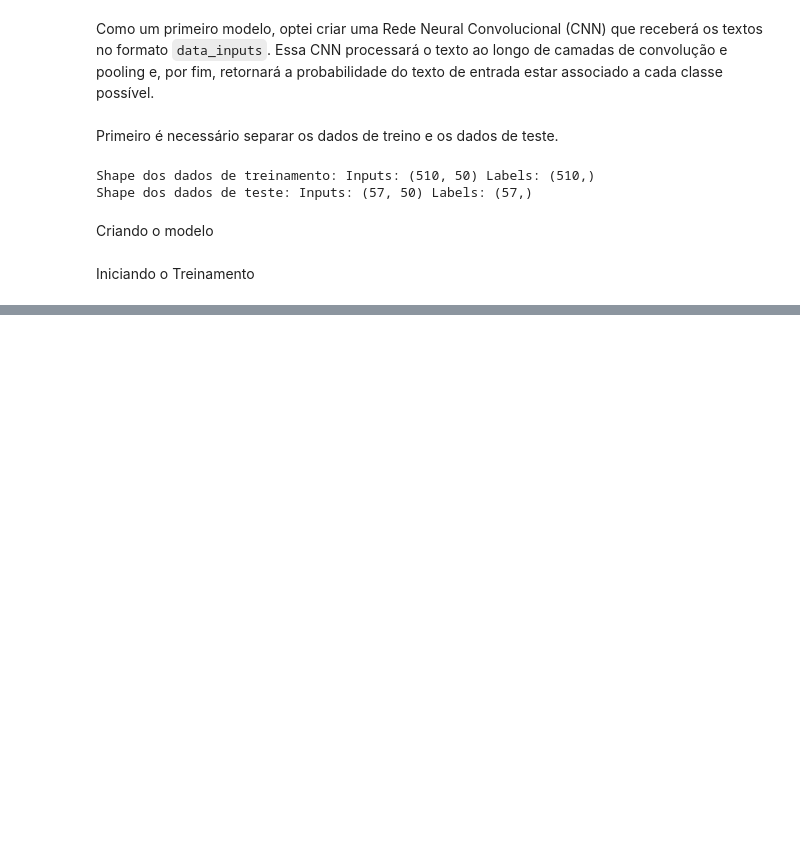
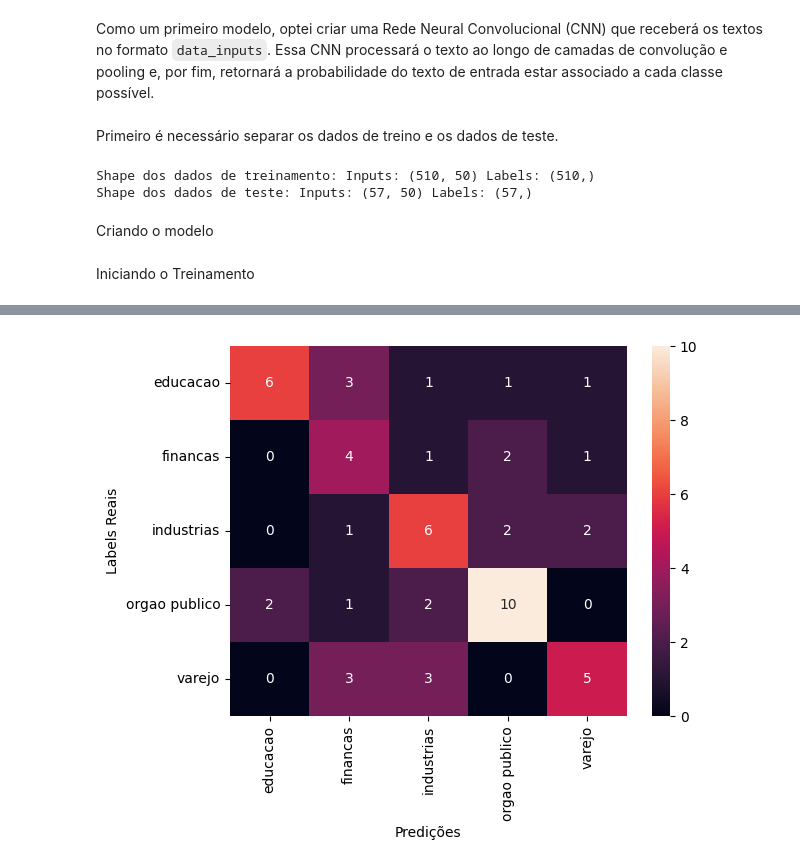
Before and after one commit to MatheussAlvess/NLP_Sectors, a Jupyter notebook: analysis.ipynb, the cells around one changed output, grey strips where cells are left out. Drawn from its saved outputs; the diff is of its cells as text; code cells hidden in the pictures; blank space fills up the shorter version.

Commit message:
adding fourgram in CNN

```diff
--- a/analysis.ipynb
+++ b/analysis.ipynb
@@ -364,6 +366,7 @@ class DCNN(tf.keras.Model):
     ## Segunda camada (Kernels)
     self.bigram = layers.Conv1D(filters=nb_filters, kernel_size=2, padding='same', activation='relu')
     self.trigram = layers.Conv1D(filters=nb_filters, kernel_size=3, padding='same', activation='relu')
+    self.fourgram = layers.Conv1D(filters=nb_filters, kernel_size=4, padding='same', activation='relu')
 
     ## Terceira camanda (Pooling)
     self.pool = layers.GlobalMaxPool1D()
@@ -394,8 +397,12 @@ class DCNN(tf.keras.Model):
     x_2 = self.trigram(x)
     x_2 = self.pool(x_2)
 
+    # Convolução de quatrigrama seguida por pooling
+    x_3 = self.fourgram(x)
+    x_3 = self.pool(x_3)
+
     # Concatenando as saídas das convoluções de bigrama e trigrama
-    merged = tf.concat([x_1, x_2], axis=-1)
+    merged = tf.concat([x_1, x_2, x_3], axis=-1)
     merged = self.dense_1(merged) # processa a concatenação das saídas das camadas de pooling
     merged = self.dropout(merged, training=training) # dropout para evitar overfitting
     output = self.last_dense(merged) #ultima camada
@@ -422,6 +429,6 @@ model = DCNN(vocab_size=vocab_size, emb_dim=emb_dim, nb_filters=nb_filters,
 if nb_classes == 2:
   model.compile(loss='binary_crossentropy', optimizer='adam', metrics=['accuracy'])
 else:
-  model.compile(loss='sparse_categorical_crossentropy', optimizer='adam', metrics=['accuracy'])
+  model.compile(loss='sparse_categorical_crossentropy', optimizer='Adam', metrics=['accuracy'])
 # %%
 history = model.fit(train_inputs, train_labels,
@@ -452,0 +460,17 @@ acurácia:  0.5614035129547119
+# %%
+y_pred_test = [np.argmax(y_pred_test) for y_pred_test in model.predict(test_inputs)]
+cm = confusion_matrix(test_labels, y_pred_test)
+
+# Definindo os rótulos das classes
+classes = [enc.inverse_transform([i])[0] for i in range(5)]
+
+# Plot do heatmap
+sns.heatmap(cm, annot=True, xticklabels=classes, yticklabels=classes)
+
+# Definindo os rótulos dos eixos
+plt.xlabel('Predições')
+plt.ylabel('Labels Reais')
+
+# Mostrando o gráfico
+plt.show()
+# %% [output]
@@ -452,0 +480 @@ acurácia:  0.5614035129547119
+[figure, added]
```
Also changed, not shown: parts of 3 cells of this notebook.
